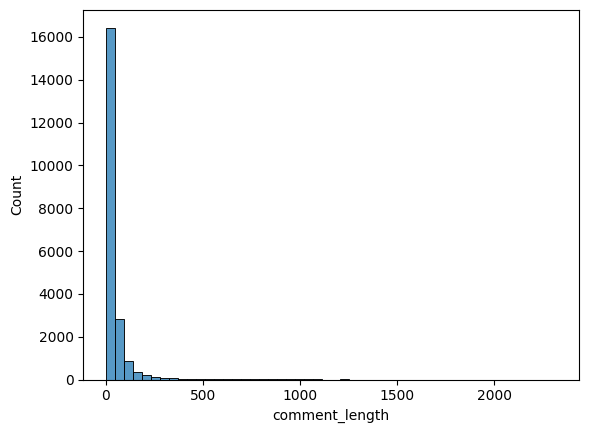
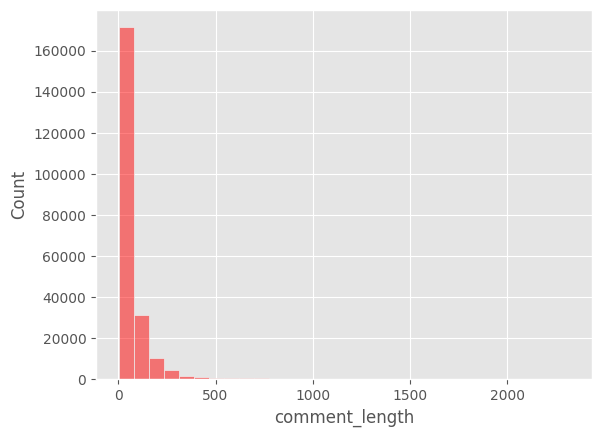
The change to this notebook cell's code, shown as a diff; its figure went from the first image to the second:
--- before
+++ after
@@ -1,2 +1,2 @@
-sns.histplot(df[df["toxic"] == 1]["comment_length"], bins=50)
+sns.histplot(df["comment_length"],  bins=30, color="red", label="Toxic", alpha=0.5, fill=True)
 plt.show()

Commit: feat(eda): refactor data paths and add plotting utility; modify datasets exploration notebooks